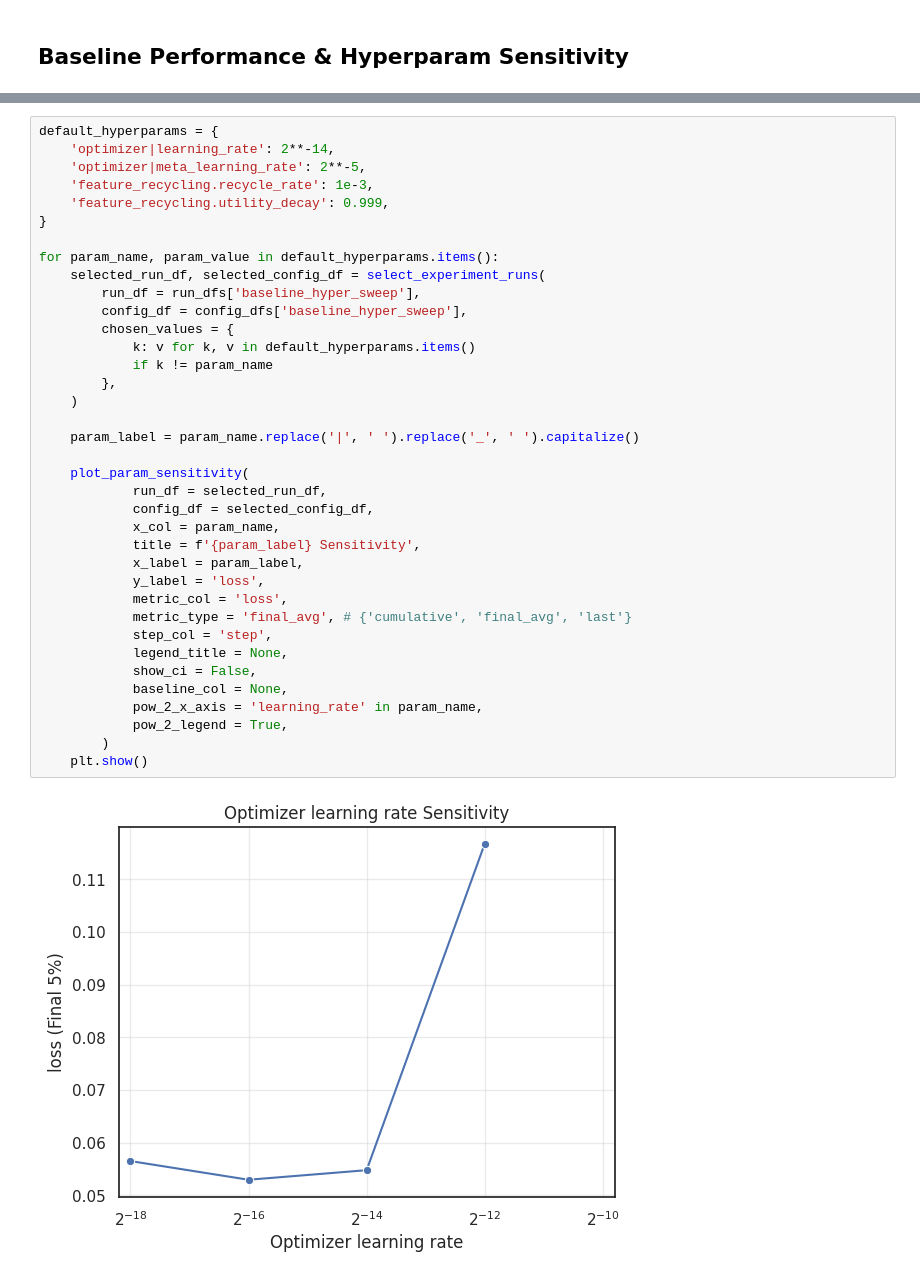
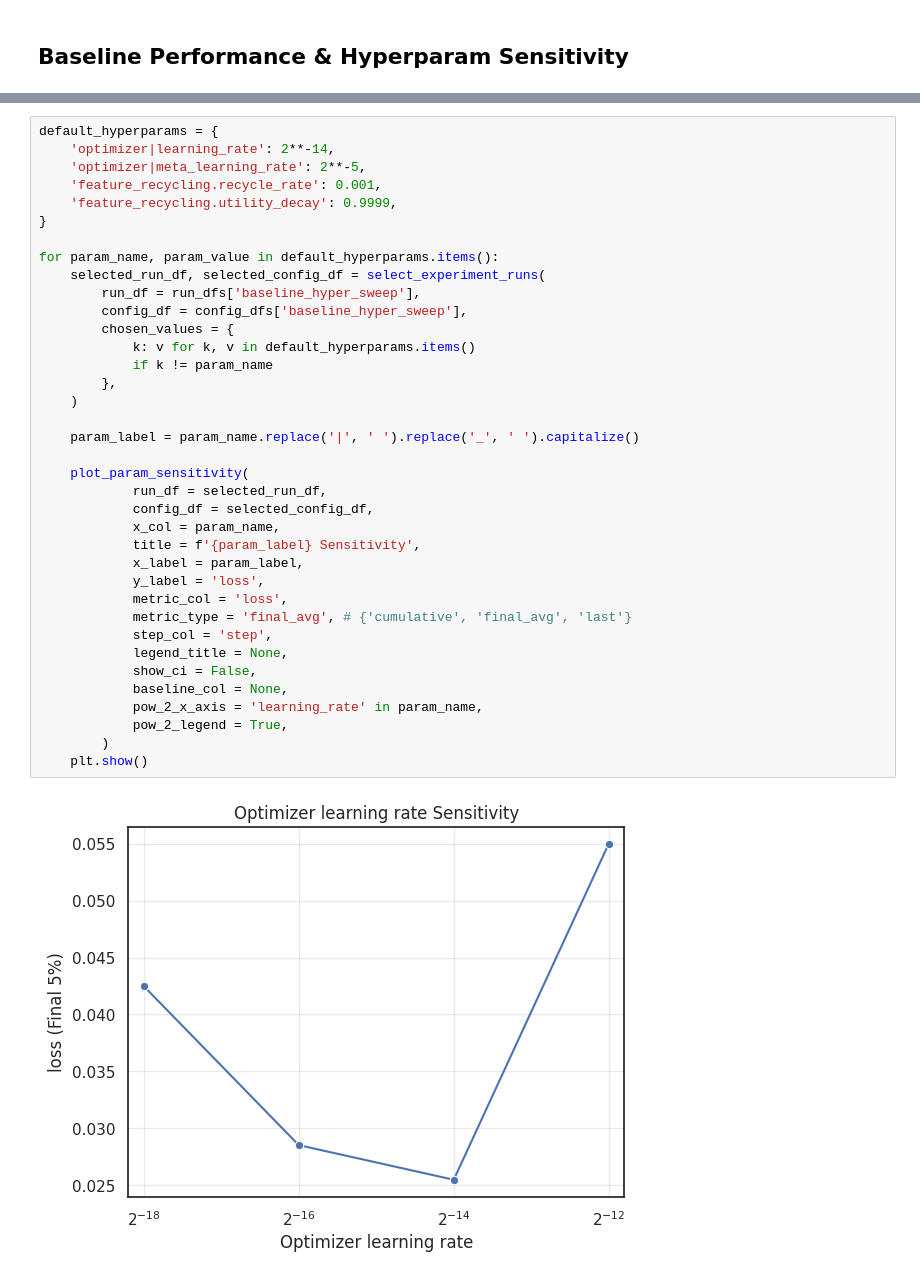
Before and after one commit to ejmejm/phd_research, a Jupyter notebook: phd/feature_search/analysis/paper_part_1_v1/ns_autostep_and_search_redone.ipynb, the cells around one changed output, grey strips where cells are left out. Drawn from its saved outputs; the diff is of its cells as text.

```diff
--- a/phd/feature_search/analysis/paper_part_1_v1/ns_autostep_and_search_redone.ipynb
+++ b/phd/feature_search/analysis/paper_part_1_v1/ns_autostep_and_search_redone.ipynb
@@ -72,38 +124,38 @@ Text(0.5, 1.0, 'Autostep + Feature Search Feature Matches')
 default_hyperparams = {
     'optimizer|learning_rate': 2**-14,
     'optimizer|meta_learning_rate': 2**-5,
-    'feature_recycling.recycle_rate': 1e-3,
-    'feature_recycling.utility_decay': 0.999,
+    'feature_recycling.recycle_rate': 0.001,
+    'feature_recycling.utility_decay': 0.9999,
 }
 
 for param_name, param_value in default_hyperparams.items():
     selected_run_df, selected_config_df = select_experiment_runs(
         run_df = run_dfs['baseline_hyper_sweep'],
         config_df = config_dfs['baseline_hyper_sweep'],
         chosen_values = {
             k: v for k, v in default_hyperparams.items()
             if k != param_name
         },
     )
 
     param_label = param_name.replace('|', ' ').replace('_', ' ').capitalize()
 
     plot_param_sensitivity(
             run_df = selected_run_df,
             config_df = selected_config_df,
             x_col = param_name,
             title = f'{param_label} Sensitivity',
             x_label = param_label,
             y_label = 'loss',
             metric_col = 'loss',
             metric_type = 'final_avg', # {'cumulative', 'final_avg', 'last'}
             step_col = 'step',
             legend_title = None,
             show_ci = False,
             baseline_col = None,
             pow_2_x_axis = 'learning_rate' in param_name,
             pow_2_legend = True,
         )
     plt.show()
 # %% [output]
-[figure, old version]
+[figure, new version]
```
Also changed, not shown: parts of 9 cells of this notebook.
